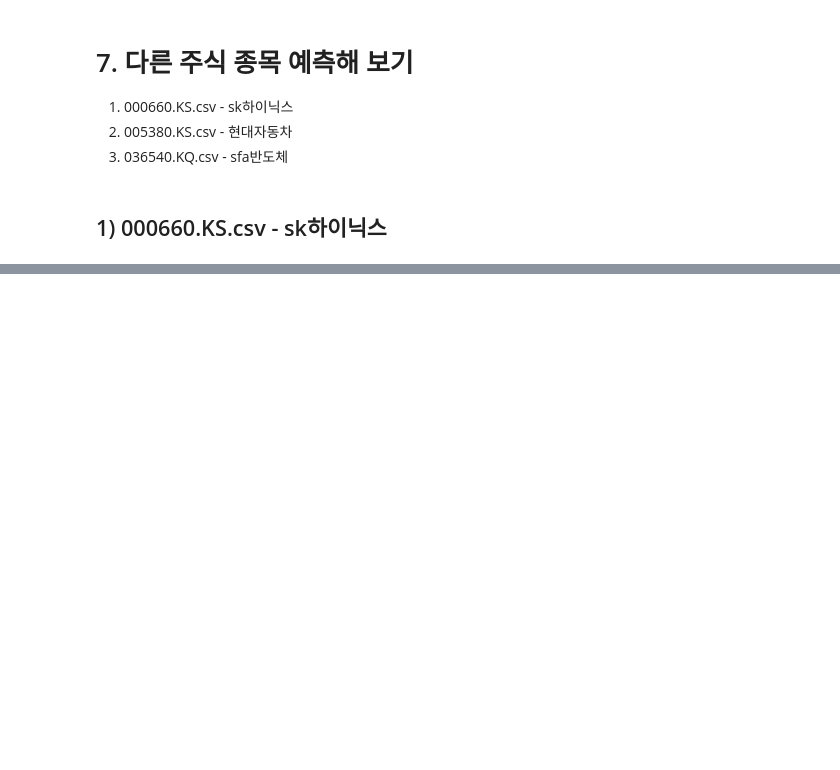
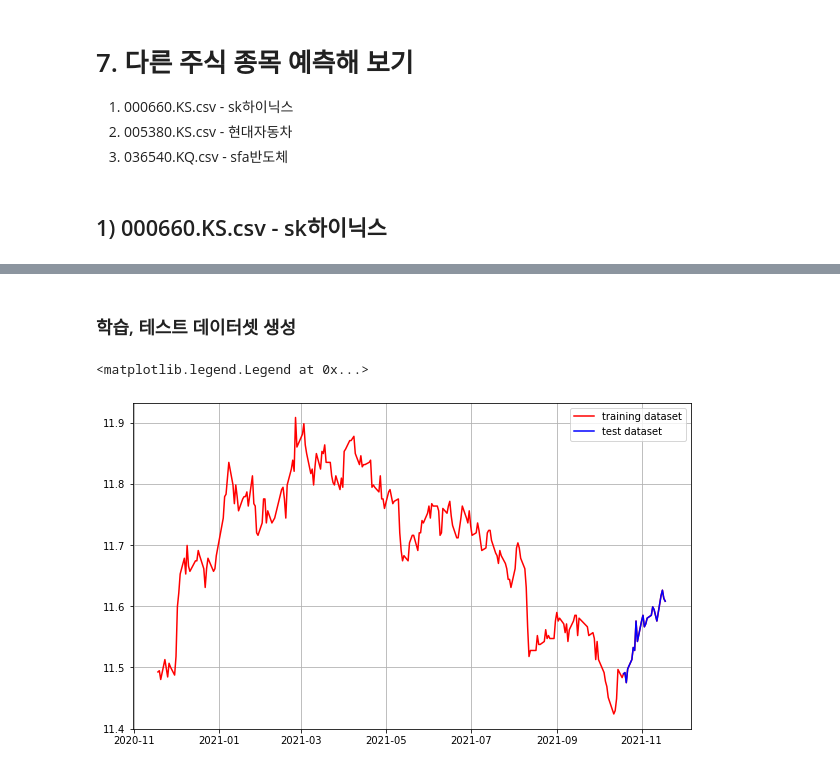
Before and after one commit to seungmiya13/LMS-Exploration, a Jupyter notebook: E14/stock_prediction.ipynb, the cells around one changed output, grey strips where cells are left out. Drawn from its saved outputs; the diff is of its cells as text; code cells hidden in the pictures; blank space fills up the shorter version.

```diff
--- a/E14/stock_prediction.ipynb
+++ b/E14/stock_prediction.ipynb
@@ -447,0 +512,12 @@ MAPE: 4.68%
+# %% [markdown]
+### 학습, 테스트 데이터셋 생성
+# %%
+train_data2, test_data2 = ts2_log[:int(len(ts_log)*0.9)], ts2_log[int(len(ts_log)*0.9):]
+plt.figure(figsize=(10,6))
+plt.grid(True)
+plt.plot(ts2_log, c='r', label='training dataset')  # train_data를 적용하면 그래프가 끊어져 보여 자연스러운 연출을 위해 ts_log를 선택
+plt.plot(test_data2, c='b', label='test dataset')
+plt.legend()
+# %% [output]
+<matplotlib.legend.Legend at 0x...>
+[figure, added]
```
Also changed, not shown: parts of 22 cells of this notebook.
